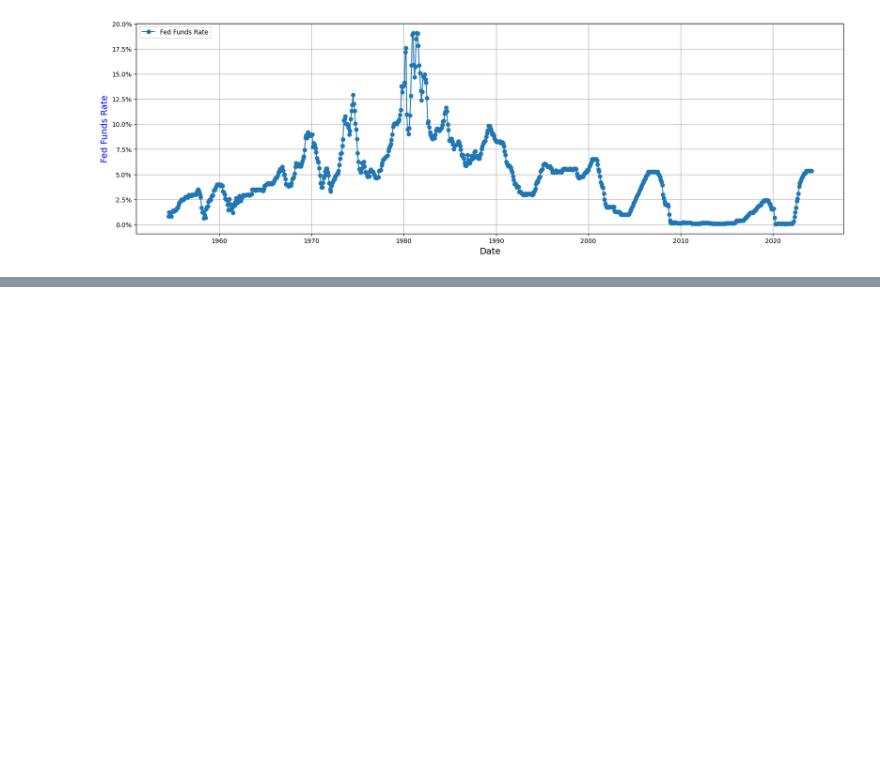
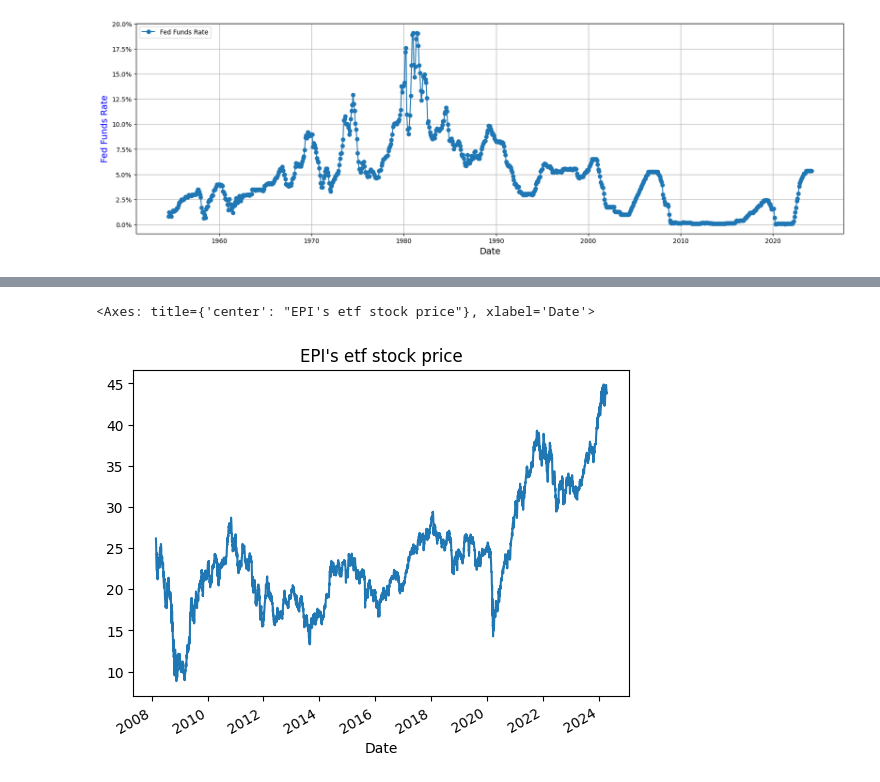
Before and after one commit to tarasenya/stock-markets-analytics-zoomcamp, a Jupyter notebook: Week-1/Lecture-1.ipynb, the cells around one changed output, grey strips where cells are left out. Cells and saved outputs as stored; diff of their text form; code cells hidden in the pictures; blank space fills up the shorter version.

```diff
--- a/Week-1/Lecture-1.ipynb
+++ b/Week-1/Lecture-1.ipynb
@@ -188,0 +397,12 @@ plt.show()
+# %%
+
+# ETFs
+# WisdomTree India Earnings Fund (EPI)
+# NYSEArca - Nasdaq Real Time Price. Currency in USD
+# WEB: https://finance.yahoo.com/quote/EPI/history?p=EPI
+epi_etf_daily = yf.download(tickers = "EPI",
+                     period = "max",
+                     interval = "1d")
+
+epi_etf_daily.head()
+print(epi_etf_daily.shape)
@@ -188,0 +423,6 @@ plt.show()
+# %%
+
+epi_etf_daily['Close'].plot(title="EPI's etf stock price")
+# %% [output]
+<Axes: title={'center': "EPI's etf stock price"}, xlabel='Date'>
+[figure, added]
```
Also changed, not shown: parts of 40 cells of this notebook, 5 other files.
